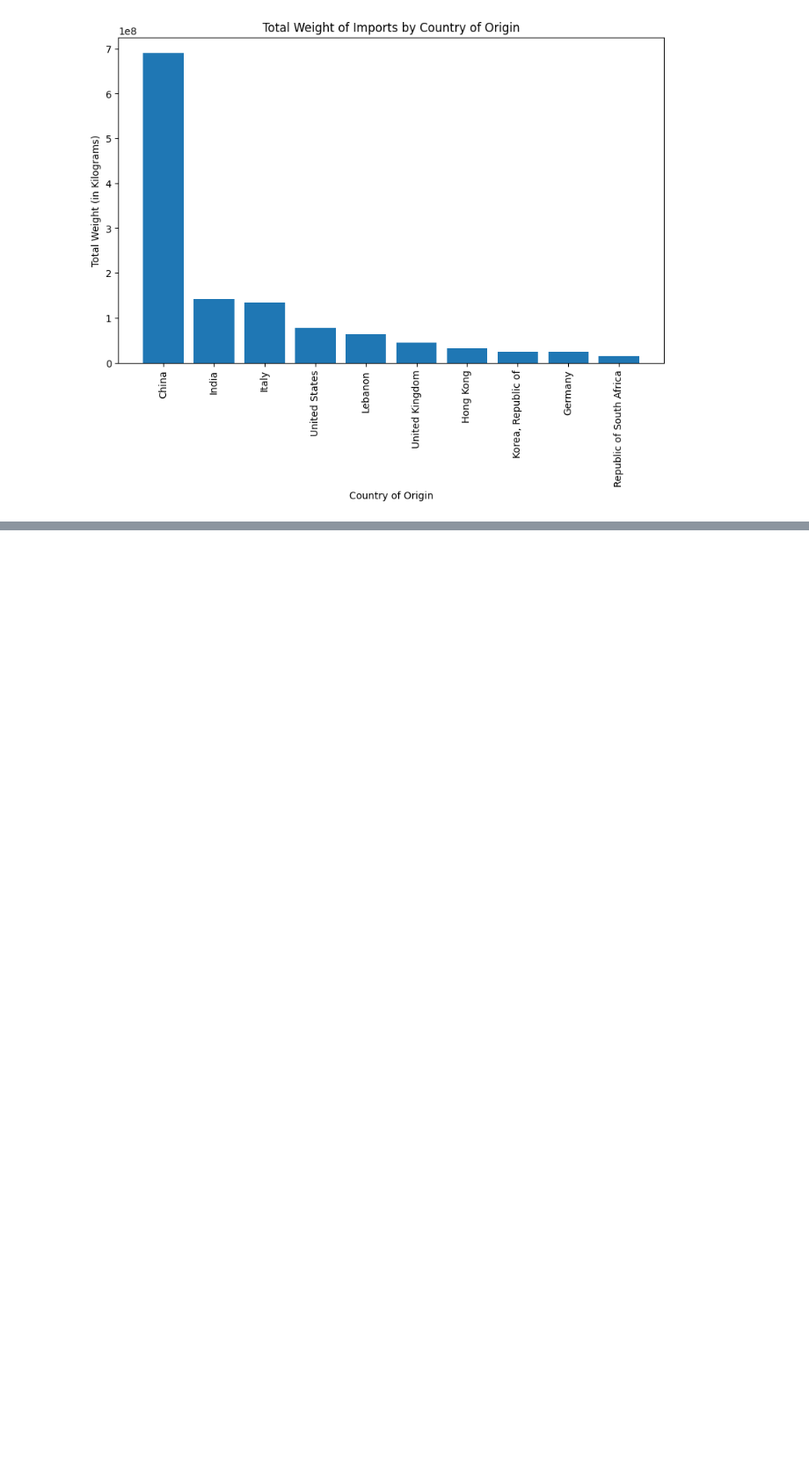
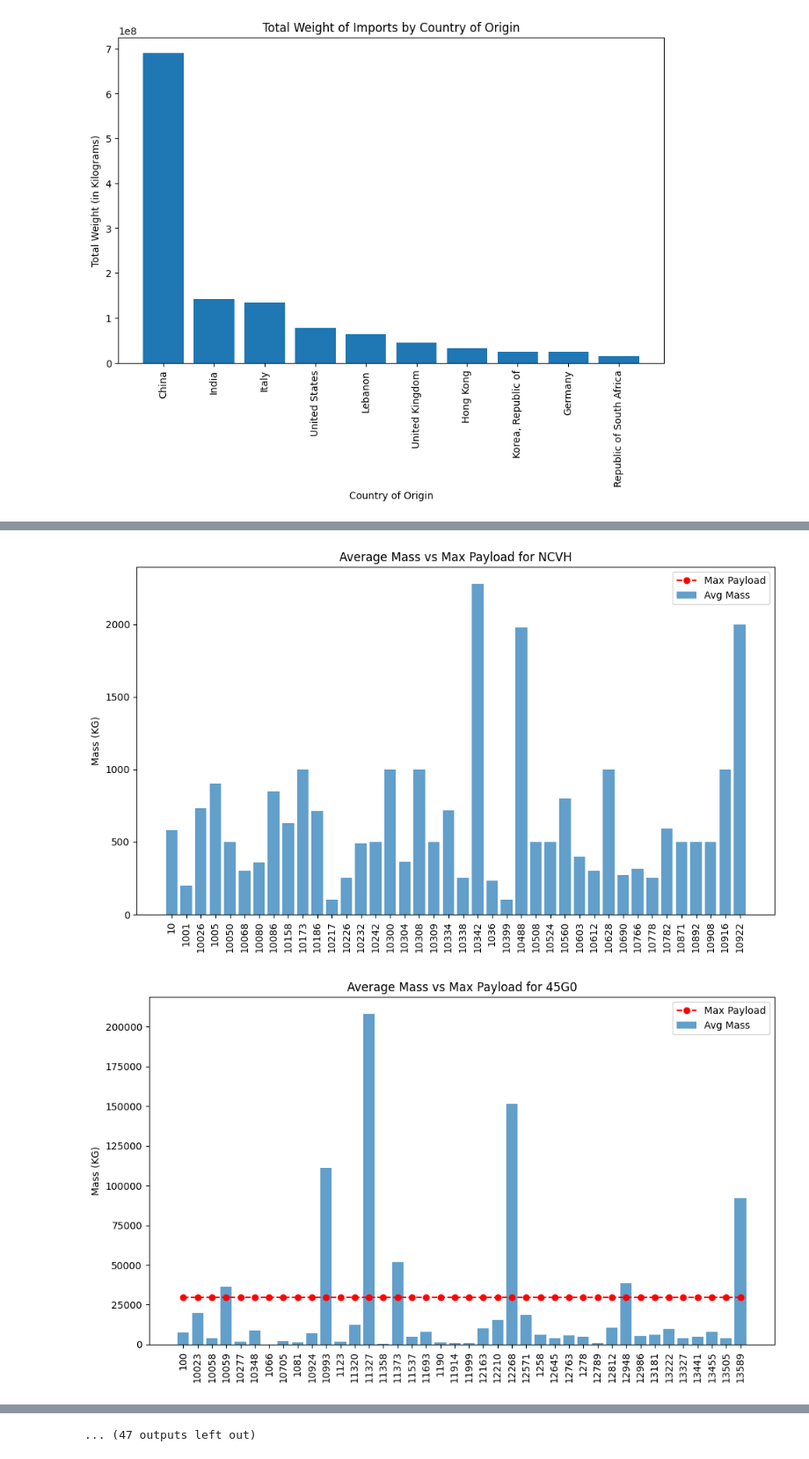
Before and after one commit to Vhickyem/Trade-Customs-Analytics, a Jupyter notebook: Trade_and_Customs.ipynb, the cells around one changed output, grey strips where cells are left out. Shown at 88% size. Cells and saved outputs as stored; diff of their text form; code cells hidden in the pictures; blank space fills up the shorter version.

```diff
--- a/Trade_and_Customs.ipynb
+++ b/Trade_and_Customs.ipynb
@@ -622,0 +619,38 @@ plt.show()
+# %%
+#Map payload to dataset
+customs_data['Max_Payload'] = customs_data['Container Size'].map(payload_thresholds)
+
+# Group by importer & container type
+avg_mass = (
+    customs_data.groupby(['Importer', 'Container Size'])['Mass(KG)']
+    .mean()
+    .reset_index()
+)
+
+# Add payload threshold to comparison
+avg_mass['Max_Payload'] = avg_mass['Container Size'].map(payload_thresholds)
+
+# Flag if importer’s avg mass exceeds payload
+avg_mass['Exceeds_Payload'] = avg_mass['Mass(KG)'] > avg_mass['Max_Payload']
+
+#  avg_mass now contains the results per importer + container type#
+# %%
+
+
+# Plot for each container type separately
+for container in avg_mass['Container Size'].unique():
+    subset = avg_mass[avg_mass['Container Size'] == container].head(40)
+
+    plt.figure(figsize=(10,6))
+    plt.bar(subset['Importer'], subset['Mass(KG)'], label='Avg Mass', alpha=0.7)
+    plt.plot(subset['Importer'], subset['Max_Payload'], color='red', marker='o', linestyle='--', label='Max Payload')
+
+    plt.xticks(rotation=90)
+    plt.title(f"Average Mass vs Max Payload for {container}")
+    plt.ylabel("Mass (KG)")
+    plt.legend()
+    plt.tight_layout()
+    plt.show()
+# %% [output]
+[figure, added]
+[figure, added]
@@ -622,0 +667 @@ plt.show()
+... (47 outputs left out)
```
Also changed, not shown: parts of 28 cells of this notebook.
